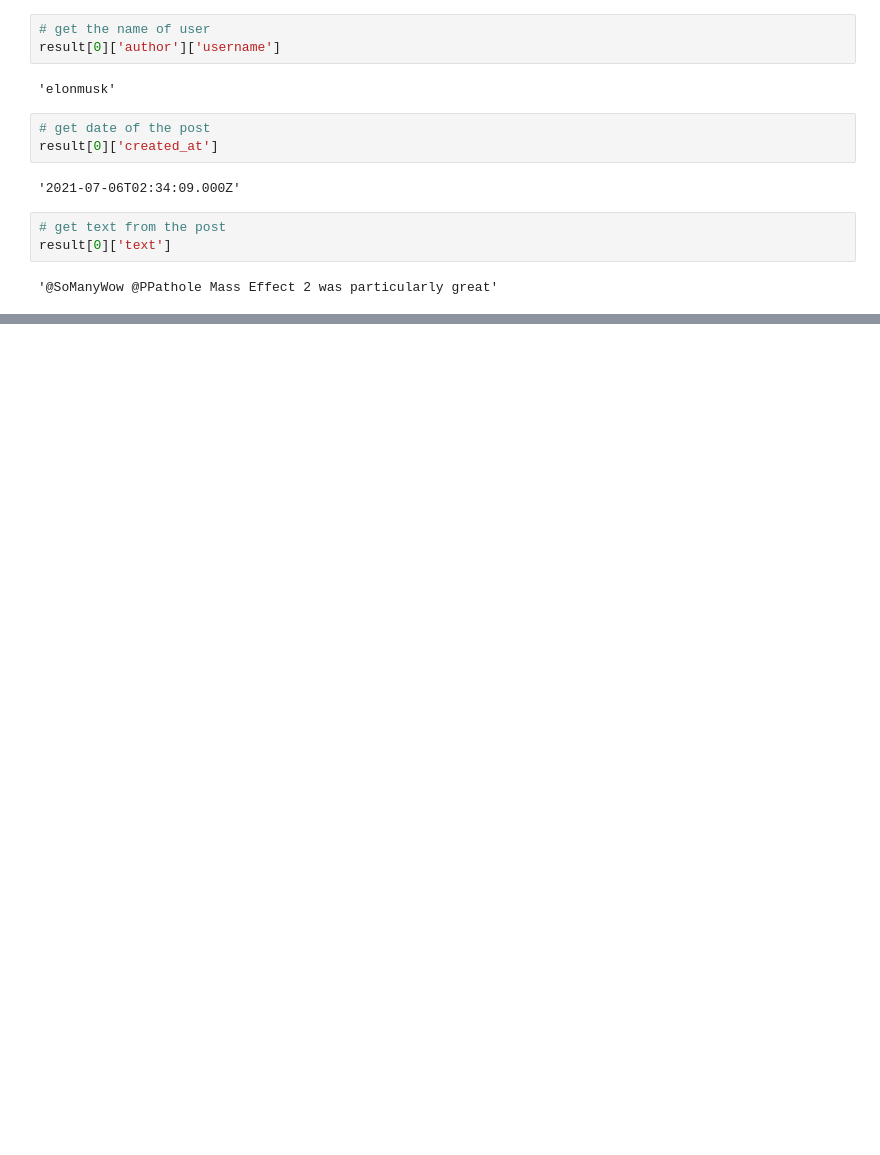
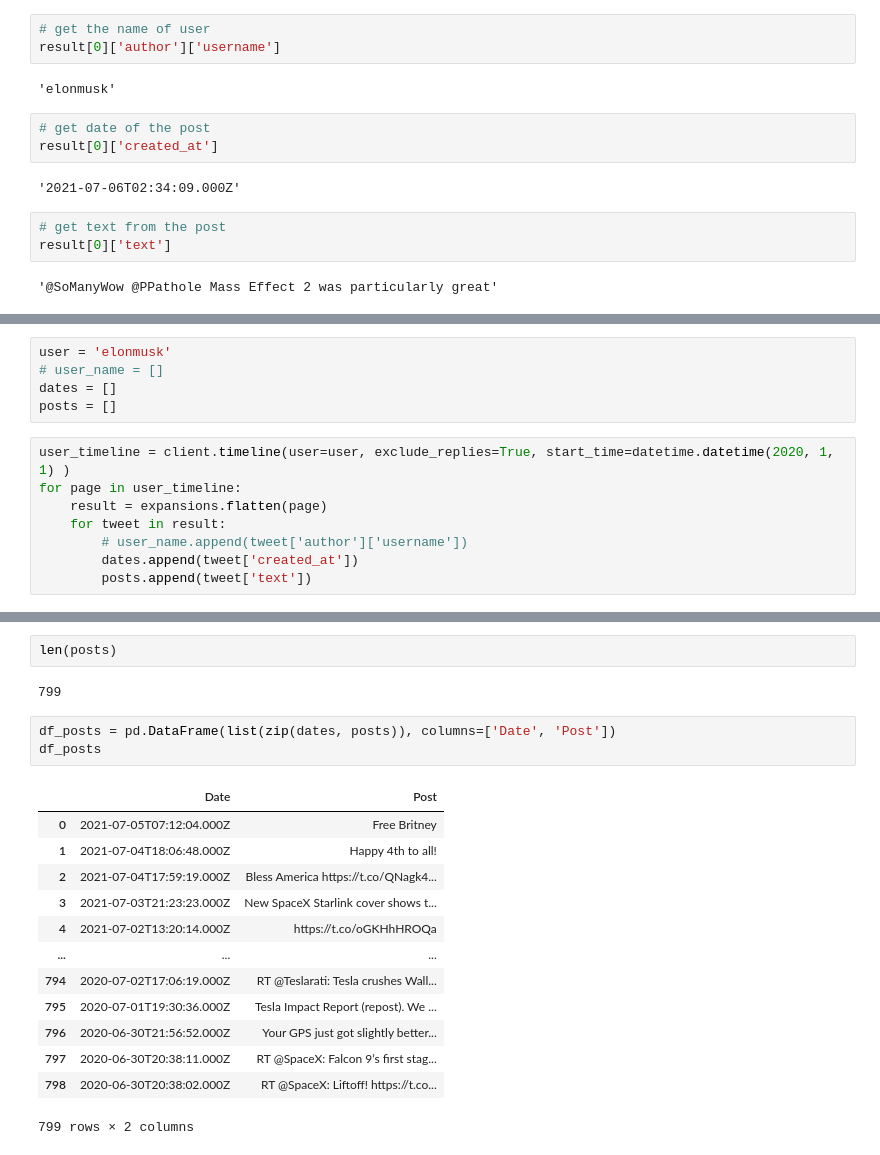
Before and after one commit to angkohtenko/twitter_vs_stocks, a Jupyter notebook: twitter_posts.ipynb, the cells around one changed output, grey strips where cells are left out. Cells and saved outputs as stored; diff of their text form; blank space fills up the shorter version.

Commit message:
Tweets from 06/2020. Put in Dataframe

```diff
--- a/twitter_posts.ipynb
+++ b/twitter_posts.ipynb
@@ -107,0 +128,13 @@ result[0]['text']
+# %%
+user = 'elonmusk'
+# user_name = []
+dates = []
+posts = []
+# %%
+user_timeline = client.timeline(user=user, exclude_replies=True, start_time=datetime.datetime(2020, 1, 1) )
+for page in user_timeline:
+    result = expansions.flatten(page)
+    for tweet in result:
+        # user_name.append(tweet['author']['username'])
+        dates.append(tweet['created_at'])
+        posts.append(tweet['text'])
@@ -107,0 +161,21 @@ result[0]['text']
+# %%
+len(posts)
+# %% [output]
+799
+# %%
+df_posts = pd.DataFrame(list(zip(dates, posts)), columns=['Date', 'Post'])
+df_posts
+# %% [output]
+|  | Date | Post |
+| 0 | 2021-07-05T07:12:04.000Z | Free Britney |
+| 1 | 2021-07-04T18:06:48.000Z | Happy 4th to all! |
+| 2 | 2021-07-04T17:59:19.000Z | Bless America https://t.co/QNagk4... |
+| 3 | 2021-07-03T21:23:23.000Z | New SpaceX Starlink cover shows t... |
+| 4 | 2021-07-02T13:20:14.000Z | https://t.co/oGKHhHROQa |
+| ... | ... | ... |
+| 794 | 2020-07-02T17:06:19.000Z | RT @Teslarati: Tesla crushes Wall... |
+| 795 | 2020-07-01T19:30:36.000Z | Tesla Impact Report (repost). We ... |
+| 796 | 2020-06-30T21:56:52.000Z | Your GPS just got slightly better... |
+| 797 | 2020-06-30T20:38:11.000Z | RT @SpaceX: Falcon 9’s first stag... |
+| 798 | 2020-06-30T20:38:02.000Z | RT @SpaceX: Liftoff! https://t.co... |
+799 rows × 2 columns
```
Also changed, not shown: parts of 2 cells of this notebook.
